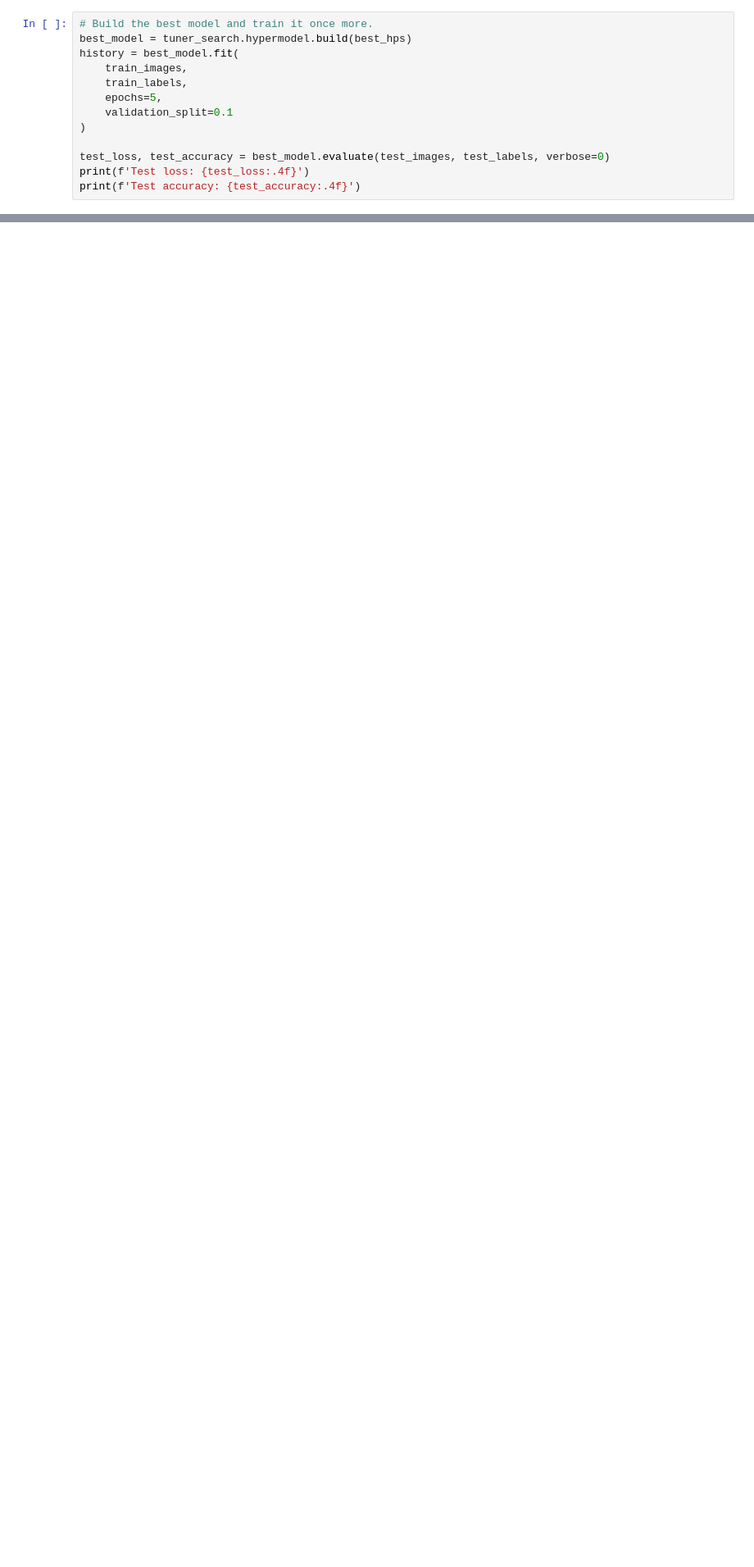
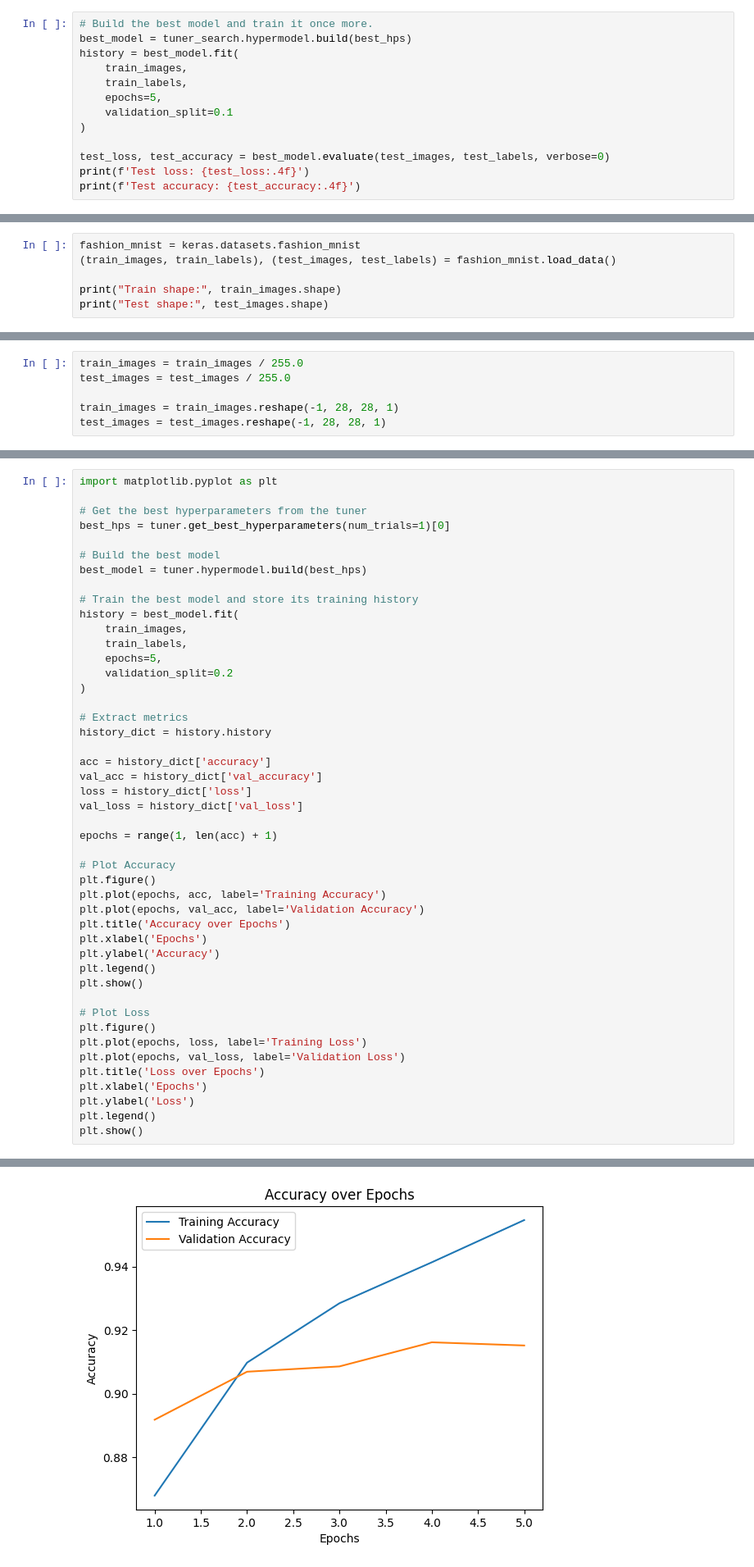
Before and after one commit to dhanusharer/DL-practise, a Jupyter notebook: keras03.ipynb, the cells around one changed output, grey strips where cells are left out. Shown at 82% size. Saved outputs shown, nothing was run; the diff lists cells and outputs as text; blank space fills up the shorter version.

Commit message:
CNN model

```diff
--- a/keras03.ipynb
+++ b/keras03.ipynb
@@ -152,0 +157,6 @@ print(f'Test accuracy: {test_accuracy:.4f}')
+# %%
+fashion_mnist = keras.datasets.fashion_mnist
+(train_images, train_labels), (test_images, test_labels) = fashion_mnist.load_data()
+
+print("Train shape:", train_images.shape)
+print("Test shape:", test_images.shape)
@@ -152,0 +178,6 @@ print(f'Test accuracy: {test_accuracy:.4f}')
+# %%
+train_images = train_images / 255.0
+test_images = test_images / 255.0
+
+train_images = train_images.reshape(-1, 28, 28, 1)
+test_images = test_images.reshape(-1, 28, 28, 1)
@@ -152,0 +258,47 @@ print(f'Test accuracy: {test_accuracy:.4f}')
+# %%
+import matplotlib.pyplot as plt
+
+# Get the best hyperparameters from the tuner
+best_hps = tuner.get_best_hyperparameters(num_trials=1)[0]
+
+# Build the best model
+best_model = tuner.hypermodel.build(best_hps)
+
+# Train the best model and store its training history
+history = best_model.fit(
+    train_images,
+    train_labels,
+    epochs=5,
+    validation_split=0.2
+)
+
+# Extract metrics
+history_dict = history.history
+
+acc = history_dict['accuracy']
+val_acc = history_dict['val_accuracy']
+loss = history_dict['loss']
+val_loss = history_dict['val_loss']
+
+epochs = range(1, len(acc) + 1)
+
+# Plot Accuracy
+plt.figure()
+plt.plot(epochs, acc, label='Training Accuracy')
+plt.plot(epochs, val_acc, label='Validation Accuracy')
+plt.title('Accuracy over Epochs')
+plt.xlabel('Epochs')
+plt.ylabel('Accuracy')
+plt.legend()
+plt.show()
+
+# Plot Loss
+plt.figure()
+plt.plot(epochs, loss, label='Training Loss')
+plt.plot(epochs, val_loss, label='Validation Loss')
+plt.title('Loss over Epochs')
+plt.xlabel('Epochs')
+plt.ylabel('Loss')
+plt.legend()
+plt.show()
+# %% [output]
@@ -152,0 +315 @@ print(f'Test accuracy: {test_accuracy:.4f}')
+[figure, added]
```
Also changed, not shown: parts of 25 cells of this notebook.
